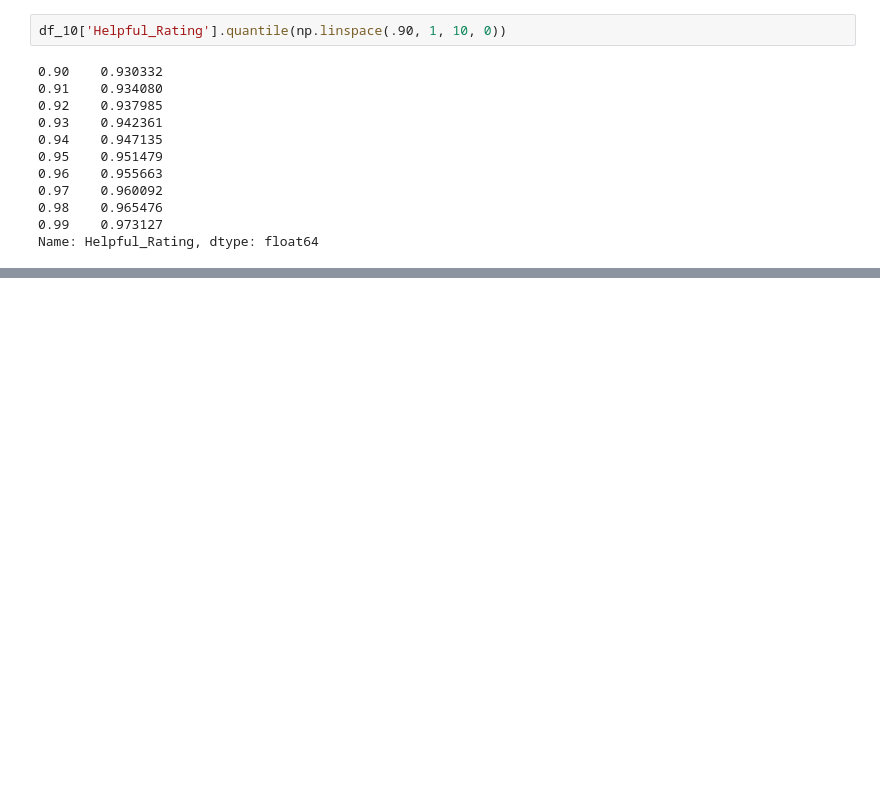
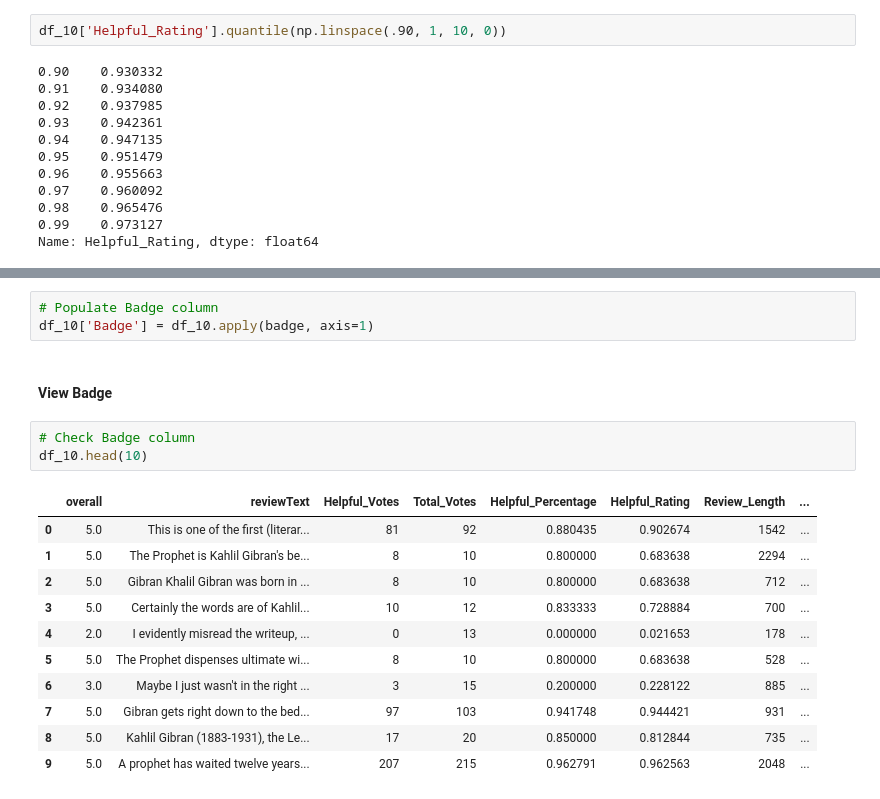
Before and after one commit to coreyjwade/Helpful_Reviews, a Jupyter notebook: Helpful_Reviews_Comparative_EDA.ipynb, the cells around one changed output, grey strips where cells are left out. Cells and saved outputs as stored; diff of their text form; blank space fills up the shorter version.

```diff
--- a/Helpful_Reviews_Comparative_EDA.ipynb
+++ b/Helpful_Reviews_Comparative_EDA.ipynb
@@ -339,0 +357,20 @@ I'm going to make a first pass at the breakdown.
+# %%
+# Populate Badge column
+df_10['Badge'] = df_10.apply(badge, axis=1)
+# %% [markdown]
+#### View Badge
+# %%
+# Check Badge column
+df_10.head(10)
+# %% [output]
+|  | overall | reviewText | Helpful_Votes | Total_Votes | Helpful_Percentage | Helpful_Rating | Review_Length | ... |
+| 0 | 5.0 | This is one of the first (literar... | 81 | 92 | 0.880435 | 0.902674 | 1542 | ... |
+| 1 | 5.0 | The Prophet is Kahlil Gibran's be... | 8 | 10 | 0.800000 | 0.683638 | 2294 | ... |
+| 2 | 5.0 | Gibran Khalil Gibran was born in ... | 8 | 10 | 0.800000 | 0.683638 | 712 | ... |
+| 3 | 5.0 | Certainly the words are of Kahlil... | 10 | 12 | 0.833333 | 0.728884 | 700 | ... |
+| 4 | 2.0 | I evidently misread the writeup, ... | 0 | 13 | 0.000000 | 0.021653 | 178 | ... |
+| 5 | 5.0 | The Prophet dispenses ultimate wi... | 8 | 10 | 0.800000 | 0.683638 | 528 | ... |
+| 6 | 3.0 | Maybe I just wasn't in the right ... | 3 | 15 | 0.200000 | 0.228122 | 885 | ... |
+| 7 | 5.0 | Gibran gets right down to the bed... | 97 | 103 | 0.941748 | 0.944421 | 931 | ... |
+| 8 | 5.0 | Kahlil Gibran (1883-1931), the Le... | 17 | 20 | 0.850000 | 0.812844 | 735 | ... |
+| 9 | 5.0 | A prophet has waited twelve years... | 207 | 215 | 0.962791 | 0.962563 | 2048 | ... |
```
Also changed, not shown: parts of 6 cells of this notebook.
